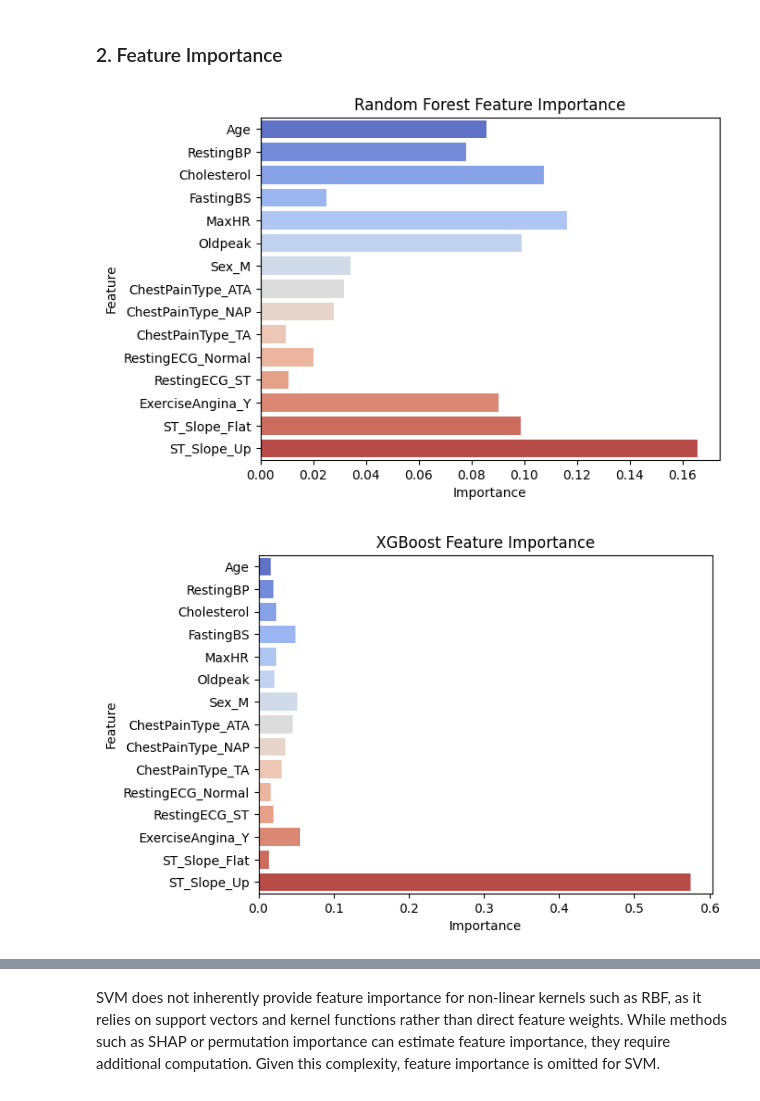
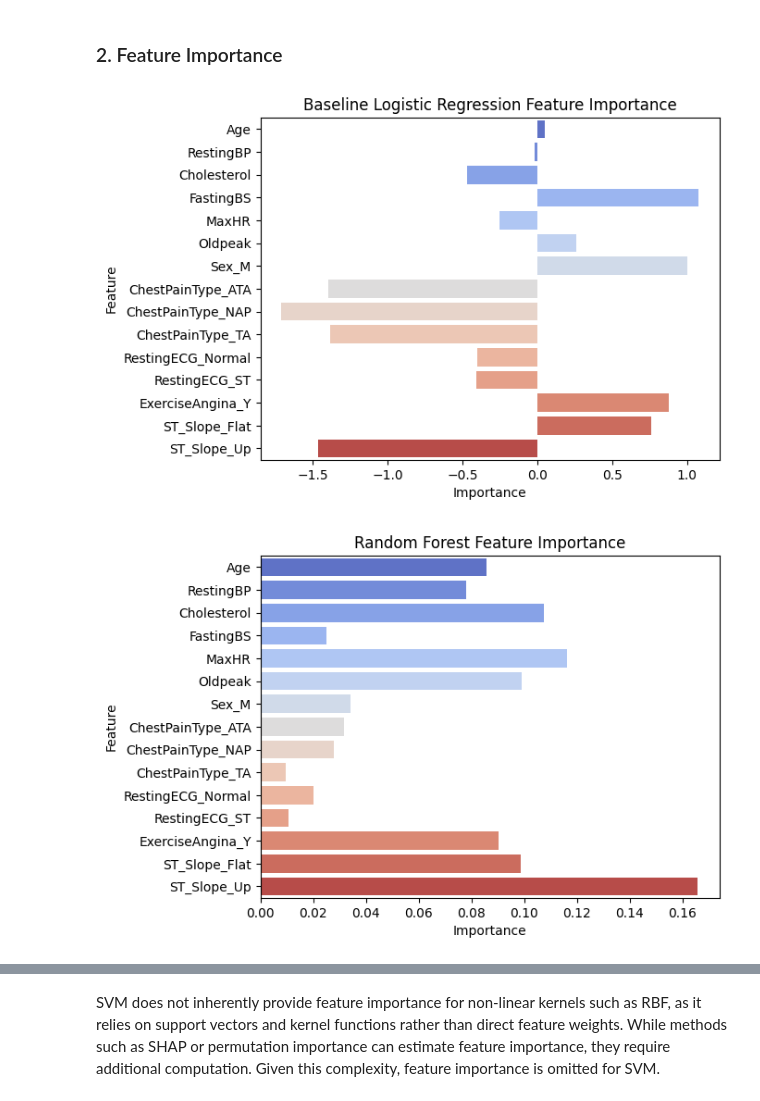
Before and after one commit to yhou2428/UWO-DS3000A-Group1, a Jupyter notebook: project.ipynb, the cells around one changed output, grey strips where cells are left out. Cells and saved outputs as stored; diff of their text form; code cells hidden in the pictures.

Commit message:
Add files via upload
Add feature importance for Baseline model (logistic), unsort feature importance for Optimzed RF model

```diff
--- a/project.ipynb
+++ b/project.ipynb
@@ -424,6 +424,22 @@ plt.show()
 # %% [markdown]
 ### 2. Feature Importance
 # %%
+## Logistic Regression Feature Importance
+logistic_coefficients = baseline_model.coef_[0]
+
+sns.barplot(
+    x=logistic_coefficients,
+    y=X.columns,
+    palette=sns.color_palette("coolwarm", len(X.columns)),
+    dodge=False,
+    hue=X.columns,
+    legend=False
+)
+plt.title("Baseline Logistic Regression Feature Importance")
+plt.xlabel("Importance")
+plt.ylabel("Feature")
+plt.show()
+
 ## Random Forest Feature Importance
 sns.barplot(
     x=rf_model.feature_importances_,
@@ -439,32 +455,32 @@ plt.ylabel("Feature")
 plt.show()
 
 ## XGBoost Feature Importance
 sns.barplot(
     x=xgb_model.feature_importances_,
     y=X.columns,
     hue=X.columns,
     palette=sns.color_palette("coolwarm", len(X.columns)),
     dodge=False,
     legend=False
 )
 plt.title("XGBoost Feature Importance")
 plt.xlabel("Importance")
 plt.ylabel("Feature")
 plt.show()
 
 ## Gradient Boosting Feature Importance
 sns.barplot(
     x=gbc_model.feature_importances_,
     y=X.columns,
     hue=X.columns,
     palette=sns.color_palette("coolwarm", len(X.columns)),
     dodge=False,
     legend=False
 )
 plt.title("Gradient Boosting Feature Importance")
 plt.xlabel("Importance")
 plt.ylabel("Feature")
 plt.show()
 # %% [output]
-[figure, old version]
+[figure, new version]
-[figure, old version]
+[figure, new version]
```
Also changed, not shown: parts of 3 cells of this notebook.
